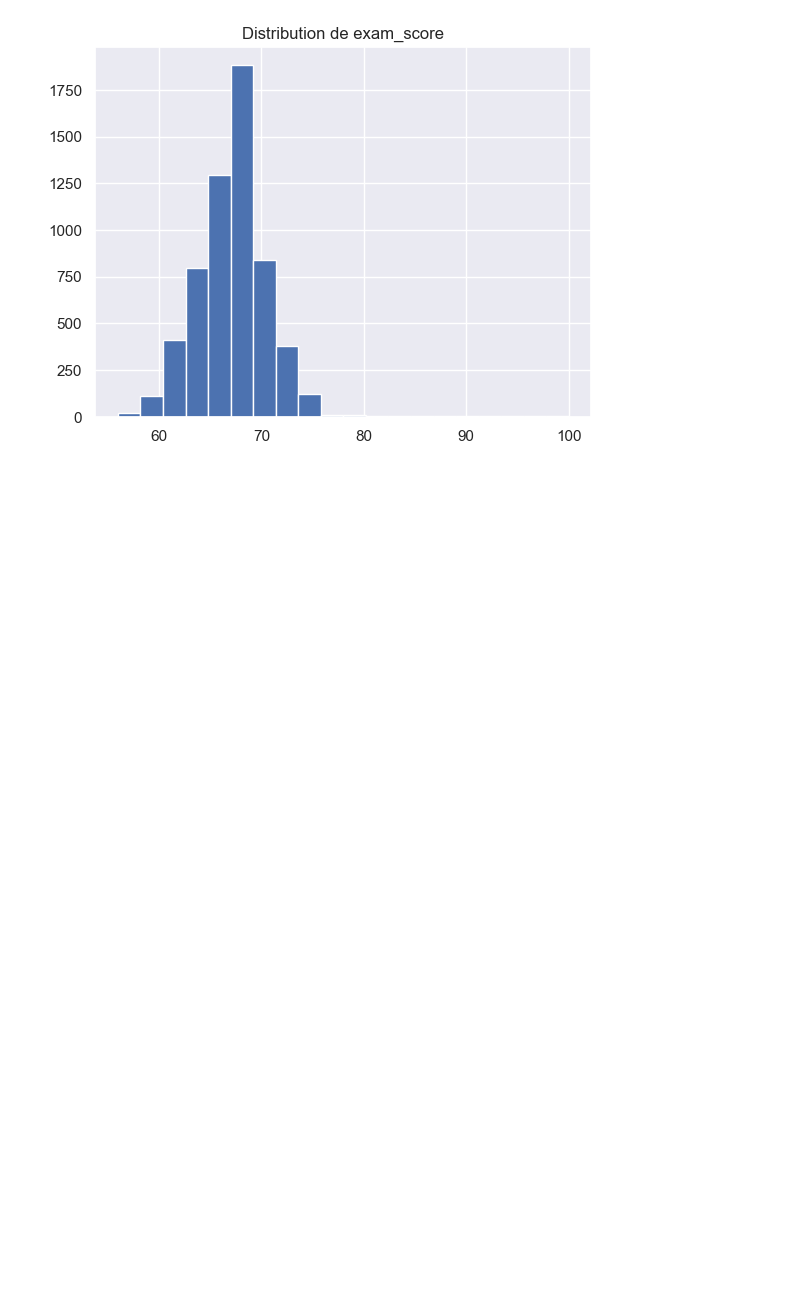
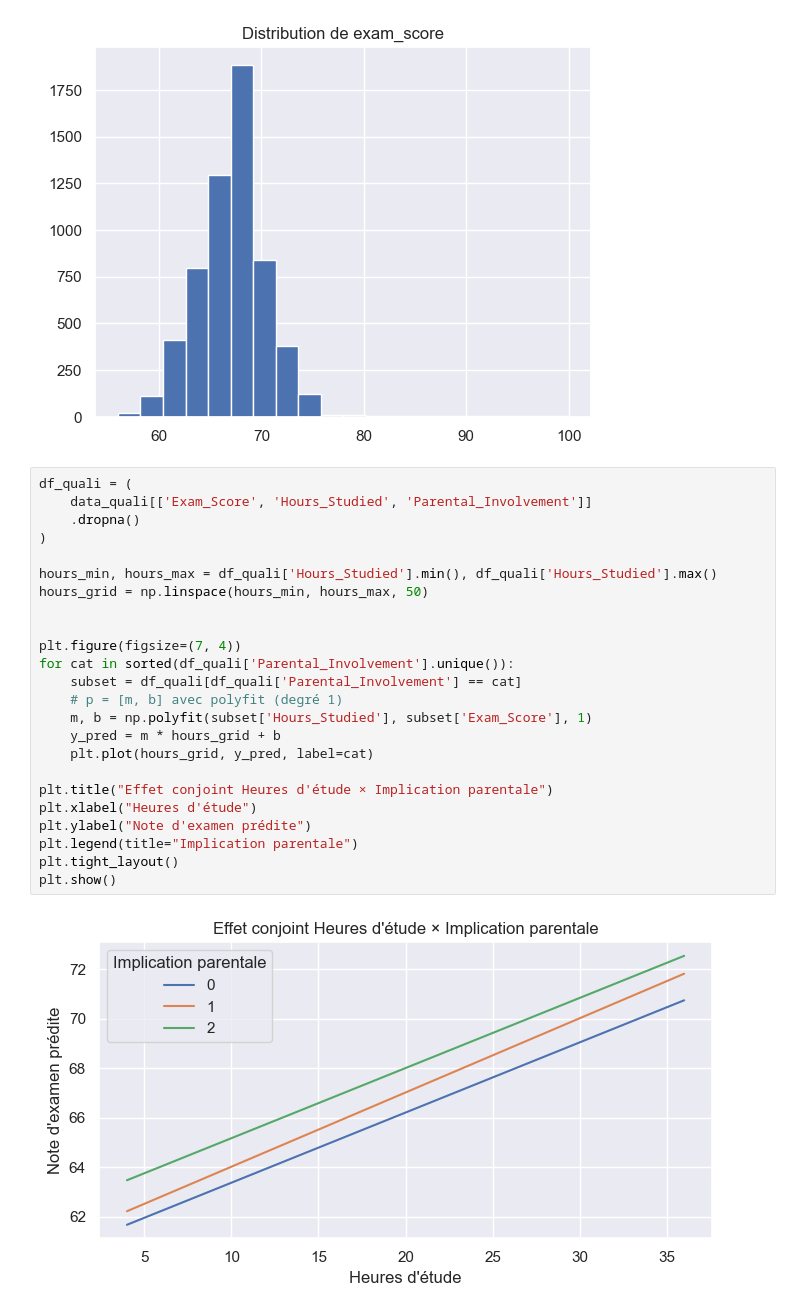
Before and after one commit to Carac92/esgi-spark-core-template, a Jupyter notebook: python-jupyter/main.ipynb, the cells around one changed output. Drawn from its saved outputs; the diff is of its cells as text; blank space fills up the shorter version.

```diff
--- a/python-jupyter/main.ipynb
+++ b/python-jupyter/main.ipynb
@@ -284,3 +284,29 @@ seuil = df['Exam_Score'].median()
 df['label'] = (df['Exam_Score'] > seuil).astype(int)
 # %% [output]
 [figure]
+# %%
+df_quali = (
+    data_quali[['Exam_Score', 'Hours_Studied', 'Parental_Involvement']]
+    .dropna()
+)
+
+hours_min, hours_max = df_quali['Hours_Studied'].min(), df_quali['Hours_Studied'].max()
+hours_grid = np.linspace(hours_min, hours_max, 50)
+
+
+plt.figure(figsize=(7, 4))
+for cat in sorted(df_quali['Parental_Involvement'].unique()):
+    subset = df_quali[df_quali['Parental_Involvement'] == cat]
+    # p = [m, b] avec polyfit (degré 1)
+    m, b = np.polyfit(subset['Hours_Studied'], subset['Exam_Score'], 1)
+    y_pred = m * hours_grid + b
+    plt.plot(hours_grid, y_pred, label=cat)
+
+plt.title("Effet conjoint Heures d'étude × Implication parentale")
+plt.xlabel("Heures d'étude")
+plt.ylabel("Note d'examen prédite")
+plt.legend(title="Implication parentale")
+plt.tight_layout()
+plt.show()
+# %% [output]
+[figure, added]
```
Also changed, not shown: parts of 2 cells of this notebook, 1 other file.
